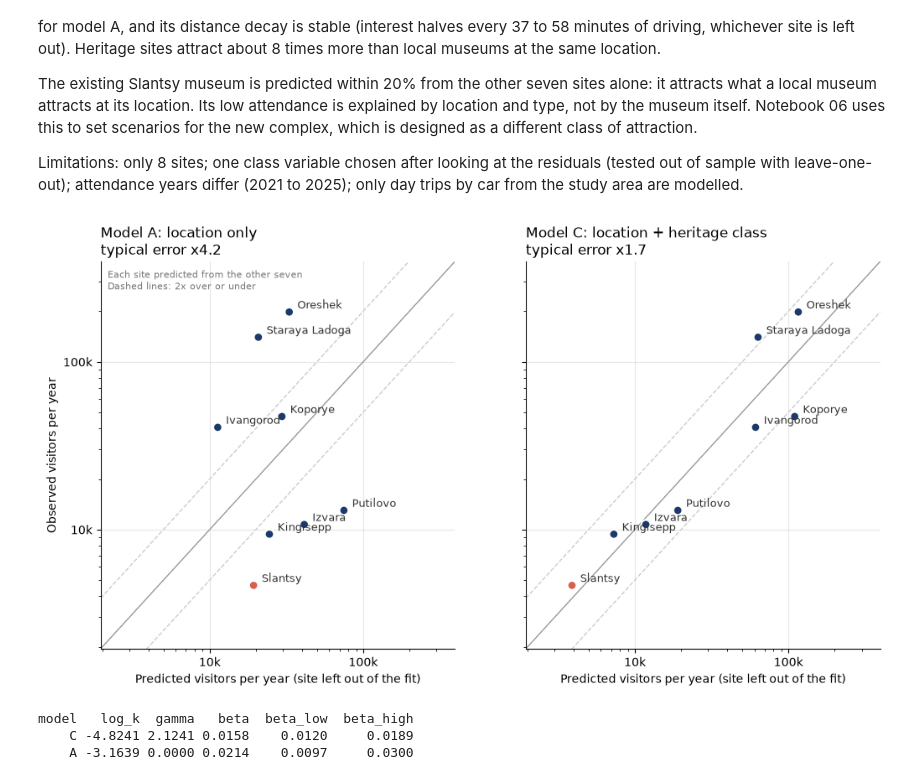
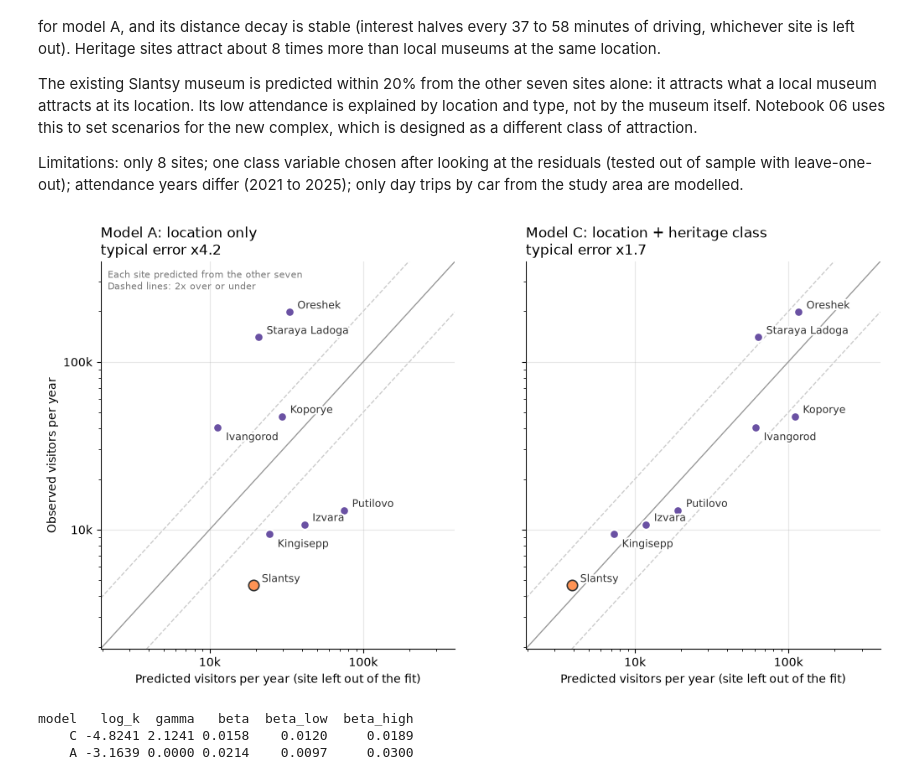
Before and after one commit to evelina-kalugina/klint-visitor-demand-model, a Jupyter notebook: notebooks/05_calibration.ipynb, the cells around one changed output. Saved outputs shown, nothing was run; the diff lists cells and outputs as text; code cells hidden in the pictures.

```diff
--- a/notebooks/05_calibration.ipynb
+++ b/notebooks/05_calibration.ipynb
@@ -136,6 +136,7 @@ plt.show()
 # %%
 # predicted vs observed
 from matplotlib.ticker import FuncFormatter
+import matplotlib.patheffects as pe
 
 SHORT = {
     "Oreshek Fortress (Shlisselburg)": "Oreshek",
@@ -147,6 +148,8 @@ SHORT = {
     "Kingisepp Local History Museum": "Kingisepp",
     "Slantsy Local History Museum": "Slantsy",
 }
+SLANTSY = "Slantsy Local History Museum"
+HALO = [pe.withStroke(linewidth=3, foreground="white")]
 
 vals = pd.concat([calib["visitors"], calib["predicted"]])
 lims = [vals.min() / 2, vals.max() * 2]
@@ -155,11 +158,14 @@ fig, ax = plt.subplots(figsize=(6.5, 6.5))
 ax.plot(lims, lims, color="#999999", lw=1)
 for f in (0.5, 2):
     ax.plot(lims, [l * f for l in lims], color="#cccccc", lw=1, ls="--")
-ax.scatter(calib["predicted"], calib["visitors"], s=60, color="#1b3a6b",
-           edgecolor="white", linewidth=1.5, zorder=3)
 for name, r in calib.iterrows():
-    ax.annotate(SHORT[name], (r["predicted"], r["visitors"]), xytext=(7, 3),
-                textcoords="offset points", fontsize=9, color="#333333")
+    is_sl = name == SLANTSY
+    ax.scatter(r["predicted"], r["visitors"], s=80 if is_sl else 60, zorder=3,
+               color="#FF9354" if is_sl else "#6A51A3",
+               edgecolor="#333333" if is_sl else "white", linewidth=1.2 if is_sl else 1.5)
+    below = name in ("Kingisepp Local History Museum", "Ivangorod Museum (fortress and galleries)")
+    ax.annotate(SHORT[name], (r["predicted"], r["visitors"]), xytext=(7, -11 if below else 3),
+                textcoords="offset points", fontsize=9, color="#333333", path_effects=HALO)
 
 ax.set_xscale("log")
 ax.set_yscale("log")
@@ -267,39 +273,43 @@ Limitations: only 8 sites; one class variable chosen after looking at the residu
 # %%
 # leave-one-out: predicted vs observed, both models
 vals = pd.concat([loo["observed"], loo["pred_A"], loo["pred_C"]])
 lims = [vals.min() / 2, vals.max() * 2]
 fmt = FuncFormatter(lambda v, _: f"{v / 1000:g}k")
+BELOW = {"A": ["Kingisepp Local History Museum", "Ivangorod Museum (fortress and galleries)"],
+         "C": ["Kingisepp Local History Museum", "Ivangorod Museum (fortress and galleries)"]}
 
 fig, axes = plt.subplots(1, 2, figsize=(12, 6), sharex=True, sharey=True)
 for ax, mdl, title in zip(axes, ["A", "C"],
                           ["Model A: location only", "Model C: location + heritage class"]):
     e = np.exp(np.sqrt(np.mean(np.log(loo[f"error_{mdl}"]) ** 2)))
     ax.plot(lims, lims, color="#999999", lw=1)
     for f in (0.5, 2):
         ax.plot(lims, [l * f for l in lims], color="#cccccc", lw=1, ls="--")
-    colors = ["#d6604d" if n == "Slantsy Local History Museum" else "#1b3a6b" for n in loo.index]
-    ax.scatter(loo[f"pred_{mdl}"], loo["observed"], s=60, c=colors,
-               edgecolor="white", linewidth=1.5, zorder=3)
     for name, r in loo.iterrows():
-        ax.annotate(SHORT[name], (r[f"pred_{mdl}"], r["observed"]), xytext=(7, 3),
-                    textcoords="offset points", fontsize=9, color="#333333")
+        is_sl = name == SLANTSY
+        ax.scatter(r[f"pred_{mdl}"], r["observed"], s=80 if is_sl else 60, zorder=3,
+                   color="#FF9354" if is_sl else "#6A51A3",
+                   edgecolor="#333333" if is_sl else "white", linewidth=1.2 if is_sl else 1.5)
+        ax.annotate(SHORT[name], (r[f"pred_{mdl}"], r["observed"]),
+                    xytext=(7, -11 if name in BELOW[mdl] else 3), textcoords="offset points",
+                    fontsize=9, color="#333333", path_effects=HALO)
     ax.set_xscale("log")
     ax.set_yscale("log")
     ax.set_xlim(lims)
     ax.set_ylim(lims)
     ax.xaxis.set_major_formatter(fmt)
     ax.yaxis.set_major_formatter(fmt)
     ax.set_title(f"{title}\ntypical error x{e:.1f}", loc="left")
     ax.set_xlabel("Predicted visitors per year (site left out of the fit)")
     ax.grid(alpha=0.3, which="major")
     ax.spines[["top", "right"]].set_visible(False)
 axes[0].set_ylabel("Observed visitors per year")
 axes[0].text(0.02, 0.98, "Each site predicted from the other seven\nDashed lines: 2x over or under",
              transform=axes[0].transAxes, va="top", fontsize=8, color="#777777")
 fig.savefig("../figures/05_leave_one_out.png", dpi=200, bbox_inches="tight")
 plt.show()
 # %% [output]
-[figure, old version]
+[figure, new version]
 # %%
 # save calibration results for 06
 params = pd.DataFrame([
```
Also changed, not shown: parts of 2 cells of this notebook, 7 other files.
